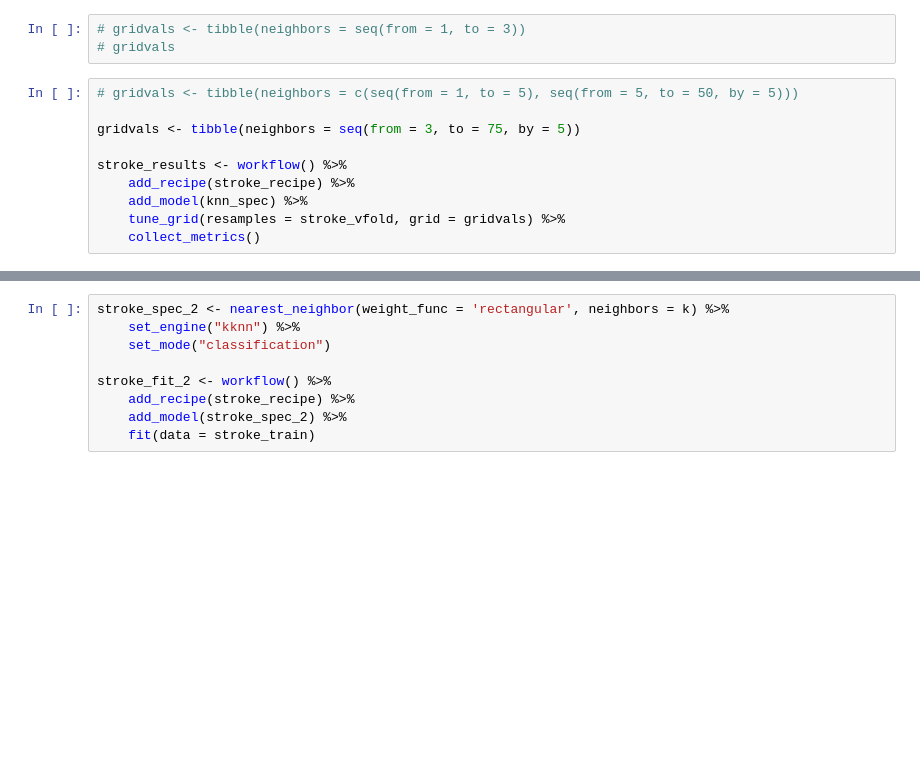
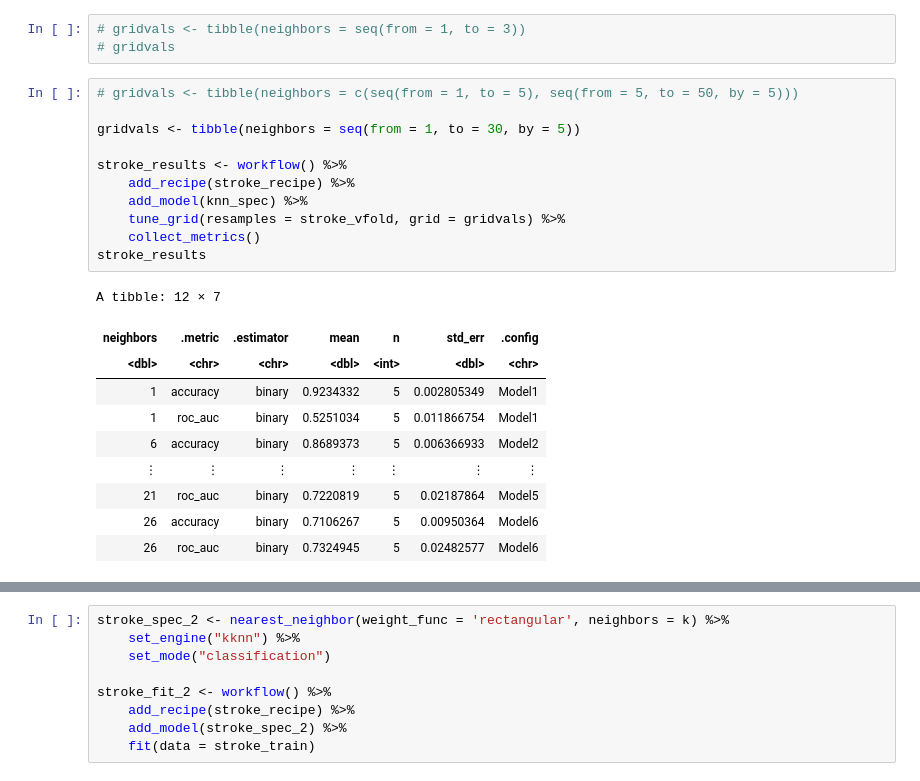
Before and after one commit to romansinkus/stroke-classification, a Jupyter notebook: Stroke_prediction.ipynb, the cells around one changed output, grey strips where cells are left out. Drawn from its saved outputs; the diff is of its cells as text; blank space fills up the shorter version.

```diff
--- a/Stroke_prediction.ipynb
+++ b/Stroke_prediction.ipynb
@@ -271,13 +248,25 @@ stroke_vfold <- vfold_cv(stroke_train, v = 5, strata = stroke)
 # %%
 # gridvals <- tibble(neighbors = c(seq(from = 1, to = 5), seq(from = 5, to = 50, by = 5)))
 
-gridvals <- tibble(neighbors = seq(from = 3, to = 75, by = 5))
+gridvals <- tibble(neighbors = seq(from = 1, to = 30, by = 5))
 
 stroke_results <- workflow() %>%
     add_recipe(stroke_recipe) %>%
     add_model(knn_spec) %>%
     tune_grid(resamples = stroke_vfold, grid = gridvals) %>%
     collect_metrics()
+stroke_results
+# %% [output]
+A tibble: 12 × 7
+| neighbors | .metric | .estimator | mean | n | std_err | .config |
+| <dbl> | <chr> | <chr> | <dbl> | <int> | <dbl> | <chr> |
+| 1 | accuracy | binary | 0.9234332 | 5 | 0.002805349 | Model1 |
+| 1 | roc_auc | binary | 0.5251034 | 5 | 0.011866754 | Model1 |
+| 6 | accuracy | binary | 0.8689373 | 5 | 0.006366933 | Model2 |
+| ⋮ | ⋮ | ⋮ | ⋮ | ⋮ | ⋮ | ⋮ |
+| 21 | roc_auc | binary | 0.7220819 | 5 | 0.02187864 | Model5 |
+| 26 | accuracy | binary | 0.7106267 | 5 | 0.00950364 | Model6 |
+| 26 | roc_auc | binary | 0.7324945 | 5 | 0.02482577 | Model6 |
 # %%
 accuracies <- stroke_results %>%
     filter(.metric == "accuracy")
```
Also changed, not shown: parts of 7 cells of this notebook.
